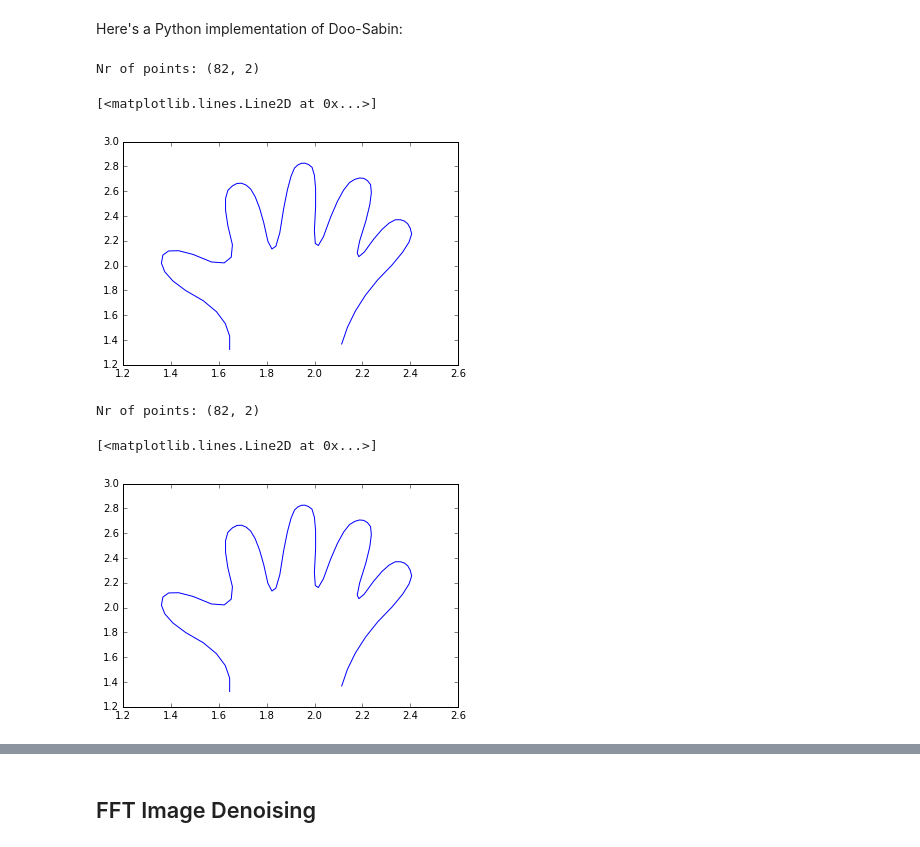
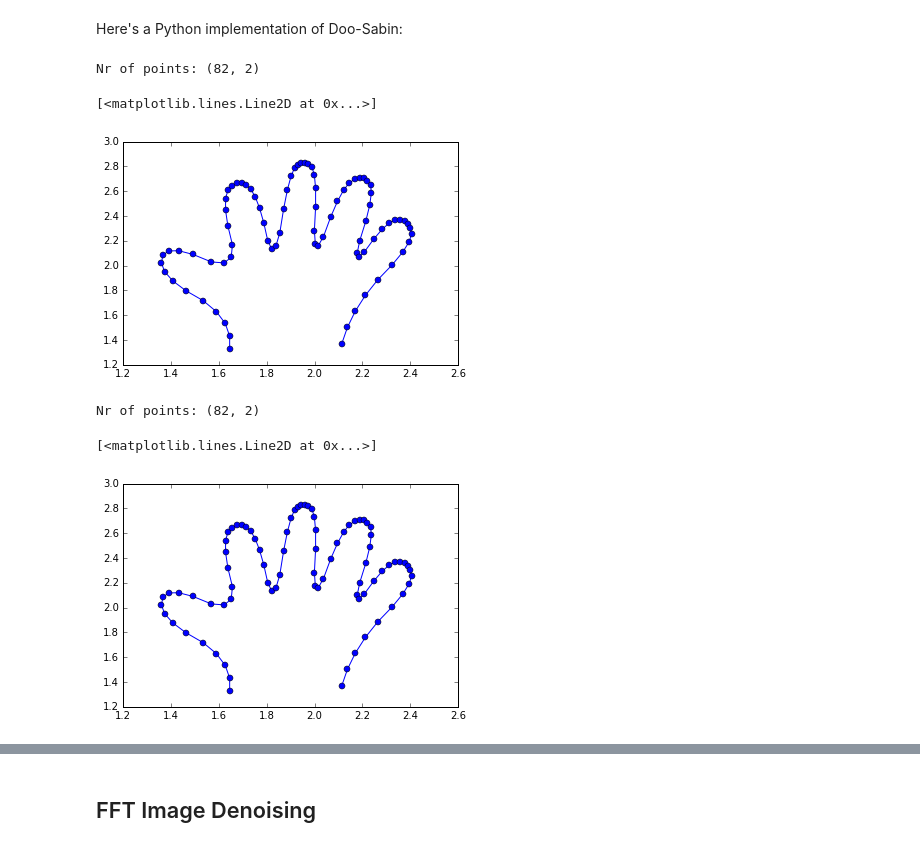
Before and after one commit to stefanv/teaching, a Jupyter notebook: 2011_euroscipy_paris_sci_comp_intro/Scientific Computing Intro.ipynb, the cells around one changed output, grey strips where cells are left out. Saved outputs shown, nothing was run; the diff lists cells and outputs as text; code cells hidden in the pictures.

```diff
--- a/2011_euroscipy_paris_sci_comp_intro/Scientific Computing Intro.ipynb
+++ b/2011_euroscipy_paris_sci_comp_intro/Scientific Computing Intro.ipynb
@@ -171,17 +171,17 @@ def refine(p):
 # %%
 new_p = points.copy()
 
 for i in range(2):
     new_p = refine(new_p)
 
 print("Nr of points:", new_p.shape)
 x, y = new_p.T # What happens here?
 
-plt.plot(x, y, '-')
+plt.plot(x, y, '-o')
 # %% [output]
 Nr of points: (82, 2)
 [<matplotlib.lines.Line2D at 0x...>]
-[figure, old version]
+[figure, new version]
 # %%
 def refine_np(p):
     new_p = np.zeros((2 * (len(p) - 1), 2))
@@ -199,11 +199,11 @@ for i in range(2):
 print("Nr of points:", new_p.shape)
 x, y = new_p.T
 
-plt.plot(x, y, '-')
+plt.plot(x, y, '-o')
 # %% [output]
 Nr of points: (82, 2)
 [<matplotlib.lines.Line2D at 0x...>]
-[figure, old version]
+[figure, new version]
 # %%
 %timeit refine(points)
 # %% [output]
```
Also changed, not shown: parts of 15 cells of this notebook.
